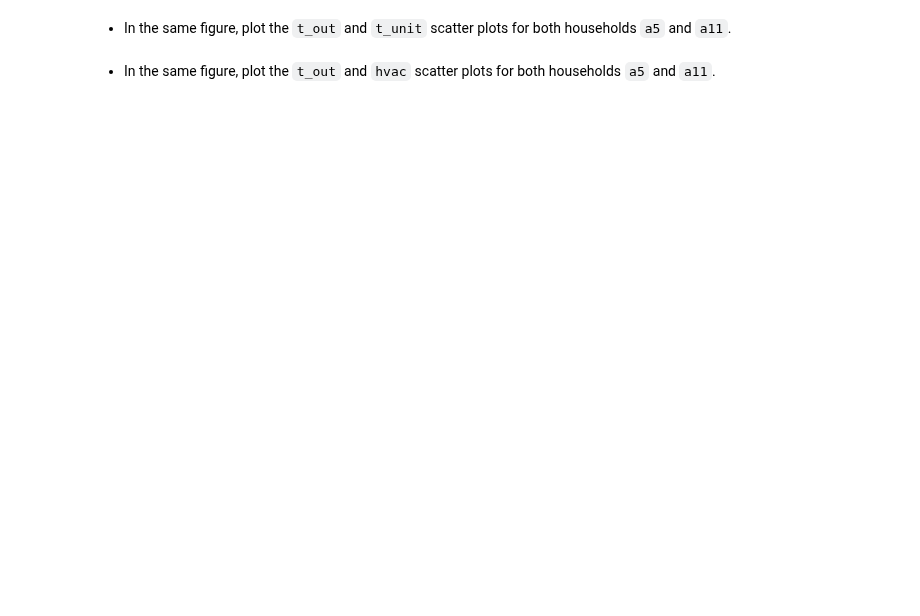
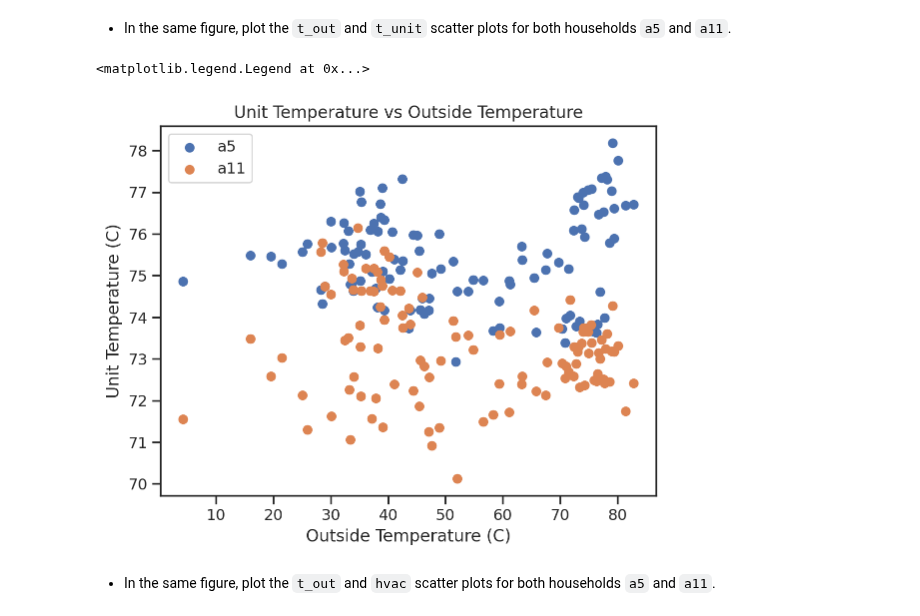
Before and after one commit to Pkuna28/homework, a Jupyter notebook: lecture06/homework_06.ipynb, the cells around one changed output. Drawn from its saved outputs; the diff is of its cells as text; code cells hidden in the pictures; blank space fills up the shorter version.

```diff
--- a/lecture06/homework_06.ipynb
+++ b/lecture06/homework_06.ipynb
@@ -138,2 +218,13 @@ df_a5.head()
+# %%
+# Your code here
+plt.scatter(df_a5.t_out, df_a5.t_unit, label='a5')
+plt.scatter(df_a11.t_out, df_a11.t_unit, label='a11')
+plt.xlabel("Outside Temperature (C)")
+plt.ylabel("Unit Temperature (C)")
+plt.title("Unit Temperature vs Outside Temperature")
+plt.legend()
+# %% [output]
+<matplotlib.legend.Legend at 0x...>
+[figure, added]
 # %% [markdown]
 + In the same figure, plot the `t_out` and `hvac` scatter plots for both households `a5` and `a11`.
```
Also changed, not shown: parts of 19 cells of this notebook.
